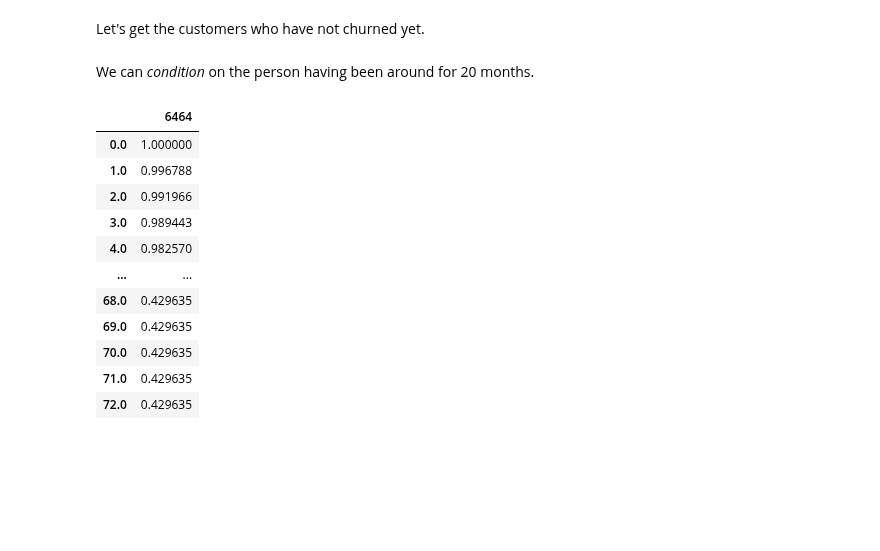
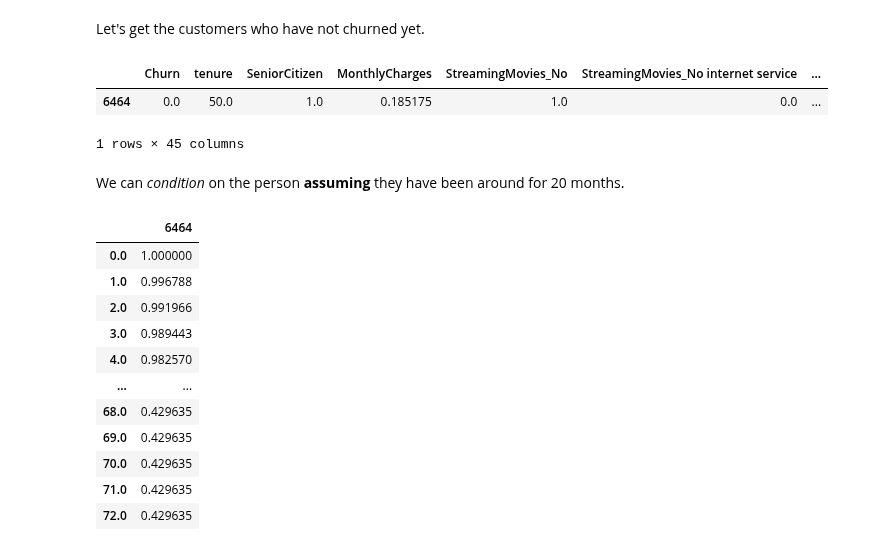
Before and after one commit to UBC-CS/cpsc330-2023s, a Jupyter notebook: lectures/19_survival-analysis.ipynb, the cells around one changed output. Cells and saved outputs as stored; diff of their text form; code cells hidden in the pictures; blank space fills up the shorter version.

```diff
--- a/lectures/19_survival-analysis.ipynb
+++ b/lectures/19_survival-analysis.ipynb
@@ -931,7 +947,13 @@ So these curves are "starting now".
 # %% [markdown]
 Let's get the customers who have not churned yet.
 # %%
-train_df_surv_not_churned = train_df_surv[train_df_surv["Churn"] == 0]
+train_df_surv_not_churned = train_df_surv.query("Churn == 0.0")
+# %%
+train_df_surv_not_churned[:1]  # one non-churned customer
+# %% [output]
+|  | Churn | tenure | SeniorCitizen | MonthlyCharges | StreamingMovies_No | StreamingMovies_No internet service | ... |
+| 6464 | 0.0 | 50.0 | 1.0 | 0.185175 | 1.0 | 0.0 | ... |
+1 rows × 45 columns
 # %% [markdown]
-We can _condition_ on the person having been around for 20 months.
+We can _condition_ on the person **assuming** they have been around for 20 months.
 # %%
```
Also changed, not shown: parts of 46 cells of this notebook.
